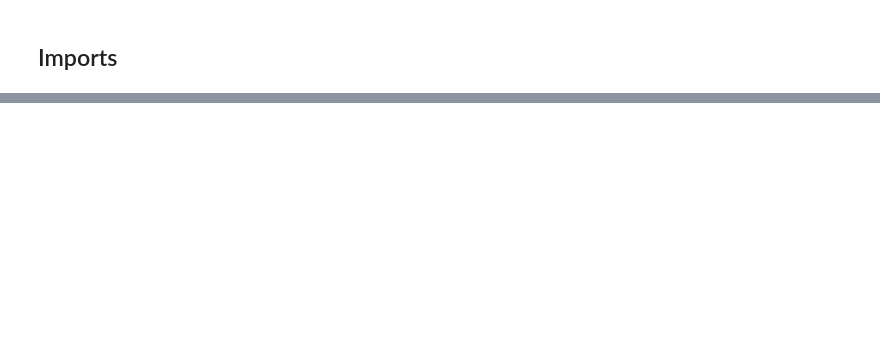
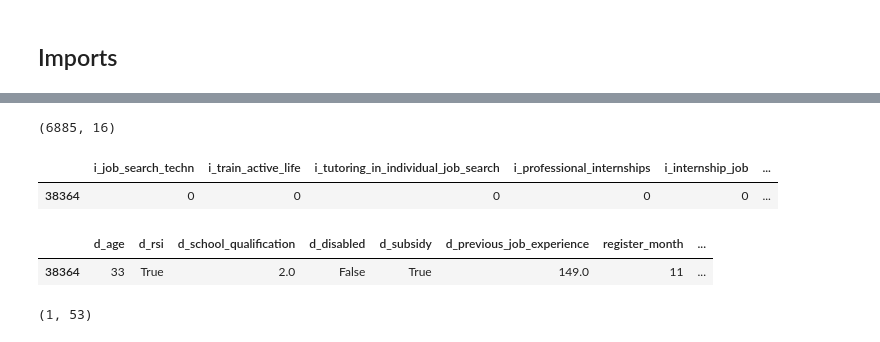
Before and after one commit to dssg/IEFP-RecSys_public, a Jupyter notebook: notebooks/06-Modelling-Scikit-Grid.ipynb, the cells around one changed output, grey strips where cells are left out. Cells and saved outputs as stored; diff of their text form; code cells hidden in the pictures; blank space fills up the shorter version.

```diff
--- a/notebooks/06-Modelling-Scikit-Grid.ipynb
+++ b/notebooks/06-Modelling-Scikit-Grid.ipynb
@@ -70,33 +129,0 @@ df.columns.tolist()
-# %%
-# Intervention feature preparation
-
-interv_cols = [col for col in df.columns if "intervention" in col]
-X = df[interv_cols].copy()
-
-# Strip col names
-X.columns = [col.replace("intervention_date_", "") for col in X.columns]
-
-# Make df boolean
-X = (X.notna()).astype('int')
-
-# Filter for frequent interventions
-frequent_i = X.mean()[X.mean() > 0.01].index.tolist()
-X = X[frequent_i]
-# %%
-# Demographics prep
-
-dems = ["d_age", "d_gender", "d_civil_status", "d_rsi", "d_desired_work_time", "d_desired_contract",
-       "d_school_qualification", "d_college_qualification", "d_disabled", "d_subsidy", "d_previous_cpp",
-       "d_desired_cpp", "d_previous_job_experience"]
-
-#Filling NAs!!
-
-X[dems] = df[dems].fillna(0)
-X["register_month"] = df.register_date.dt.month
-X["register_year"] = df.register_date.dt.year
-X = pd.get_dummies(X, drop_first=True, dummy_na=True)
-X.head()
-
-# Set output variable
-
-Y = df["ttj_sub_9"]
@@ -136,0 +206,22 @@ print(accuracy_score(y_test, rf_final_model.predict(X_test)))
+# %%
+combo_df.shape
+# %% [output]
+(6885, 16)
+# %%
+user_data = X_test.head(1)
+# %%
+user_data
+# %% [output]
+|  | i_job_search_techn | i_train_active_life | i_tutoring_in_individual_job_search | i_professional_internships | i_internship_job | ... |
+| 38364 | 0 | 0 | 0 | 0 | 0 | ... |
+# %%
+user_data_fixed = user_data.drop(user_data.iloc[:,0:16], axis=1)
+# %%
+user_data_fixed
+# %% [output]
+|  | d_age | d_rsi | d_school_qualification | d_disabled | d_subsidy | d_previous_job_experience | register_month | ... |
+| 38364 | 33 | True | 2.0 | False | True | 149.0 | 11 | ... |
+# %%
+user_data_fixed.shape
+# %% [output]
+(1, 53)
```
Also changed, not shown: parts of 24 cells of this notebook.
